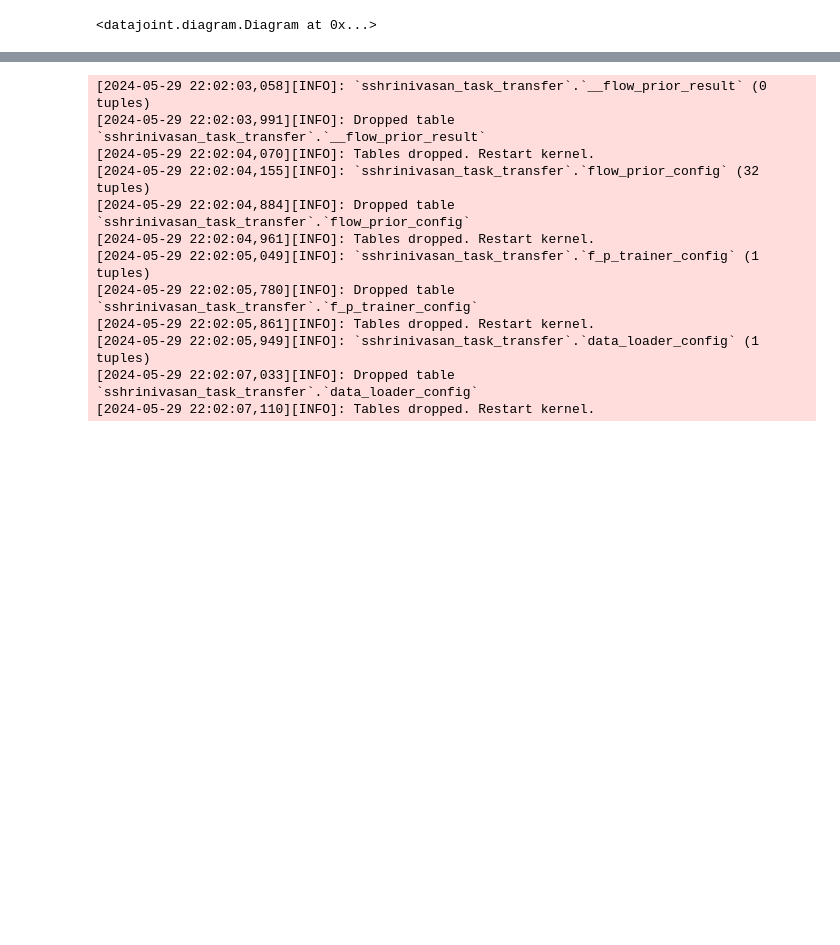
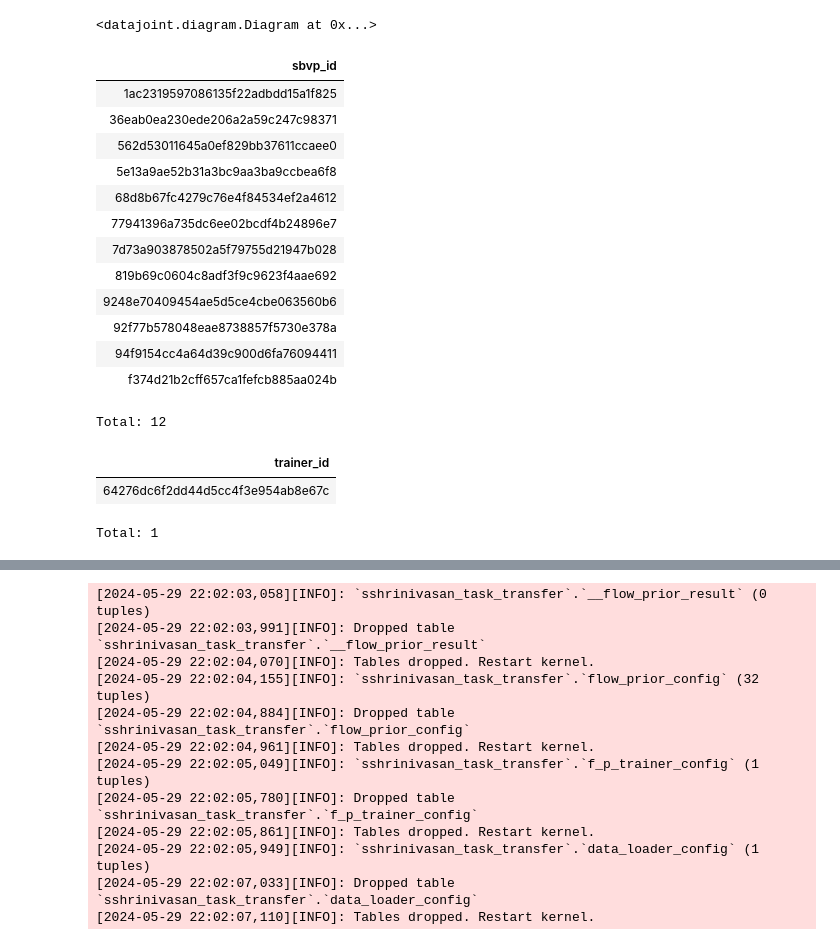
Before and after one commit to suhasshrinivasan/task-transfer, a Jupyter notebook: experiments/dj/dj_interactive.ipynb, the cells around one changed output, grey strips where cells are left out. Drawn from its saved outputs; the diff is of its cells as text; code cells hidden in the pictures; blank space fills up the shorter version.

```diff
--- a/experiments/dj/dj_interactive.ipynb
+++ b/experiments/dj/dj_interactive.ipynb
@@ -34,3 +51,26 @@ drop_schema_dot_jobs(schema)
 dj.Diagram(schema)
 # %% [output]
 <datajoint.diagram.Diagram at 0x...>
+# %%
+SBVGPConfig.proj(sbvp_id="id")
+# %% [output]
+| sbvp_id |
+| 1ac2319597086135f22adbdd15a1f825 |
+| 36eab0ea230ede206a2a59c247c98371 |
+| 562d53011645a0ef829bb37611ccaee0 |
+| 5e13a9ae52b31a3bc9aa3ba9ccbea6f8 |
+| 68d8b67fc4279c76e4f84534ef2a4612 |
+| 77941396a735dc6ee02bcdf4b24896e7 |
+| 7d73a903878502a5f79755d21947b028 |
+| 819b69c0604c8adf3f9c9623f4aae692 |
+| 9248e70409454ae5d5ce4cbe063560b6 |
+| 92f77b578048eae8738857f5730e378a |
+| 94f9154cc4a64d39c900d6fa76094411 |
+| f374d21b2cff657ca1fefcb885aa024b |
+Total: 12
+# %%
+SBVGPTrainerConfig.proj(trainer_id="id")
+# %% [output]
+| trainer_id |
+| 64276dc6f2dd44d5cc4f3e954ab8e67c |
+Total: 1
```
Also changed, not shown: parts of 7 cells of this notebook, 4 other files.
